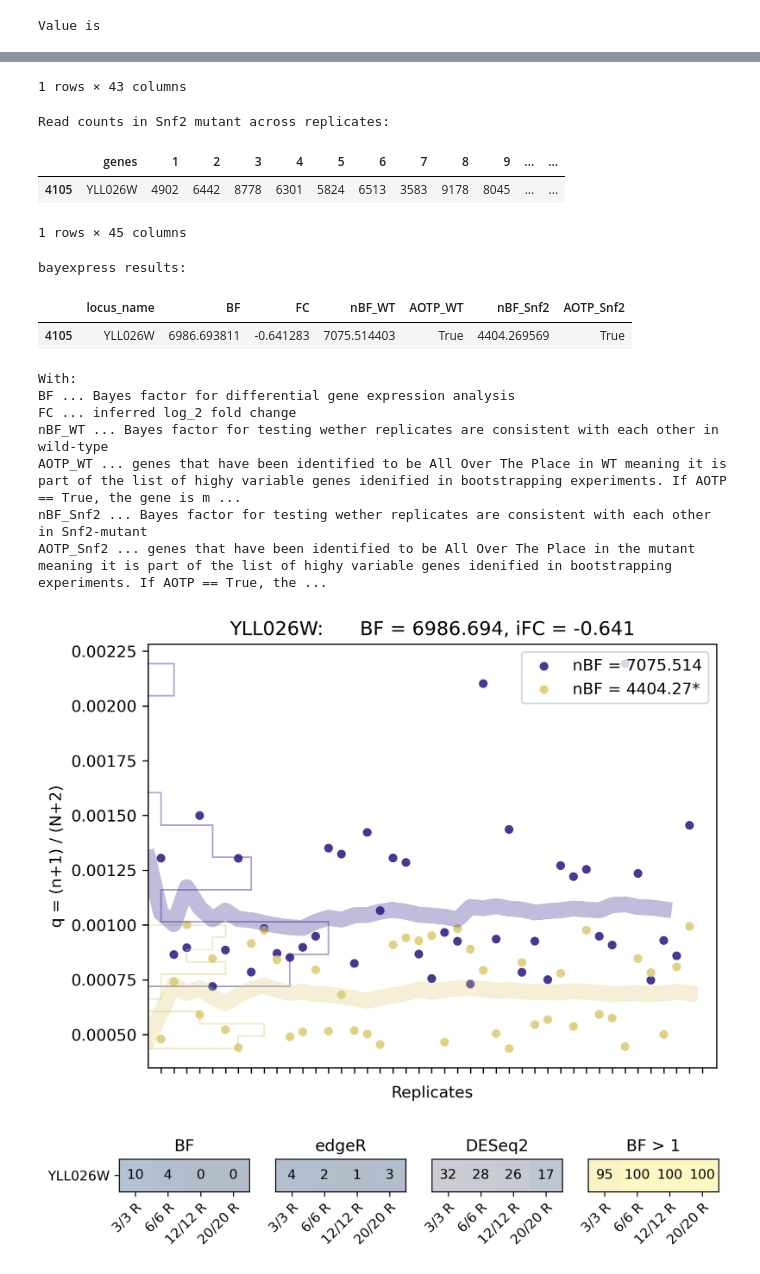
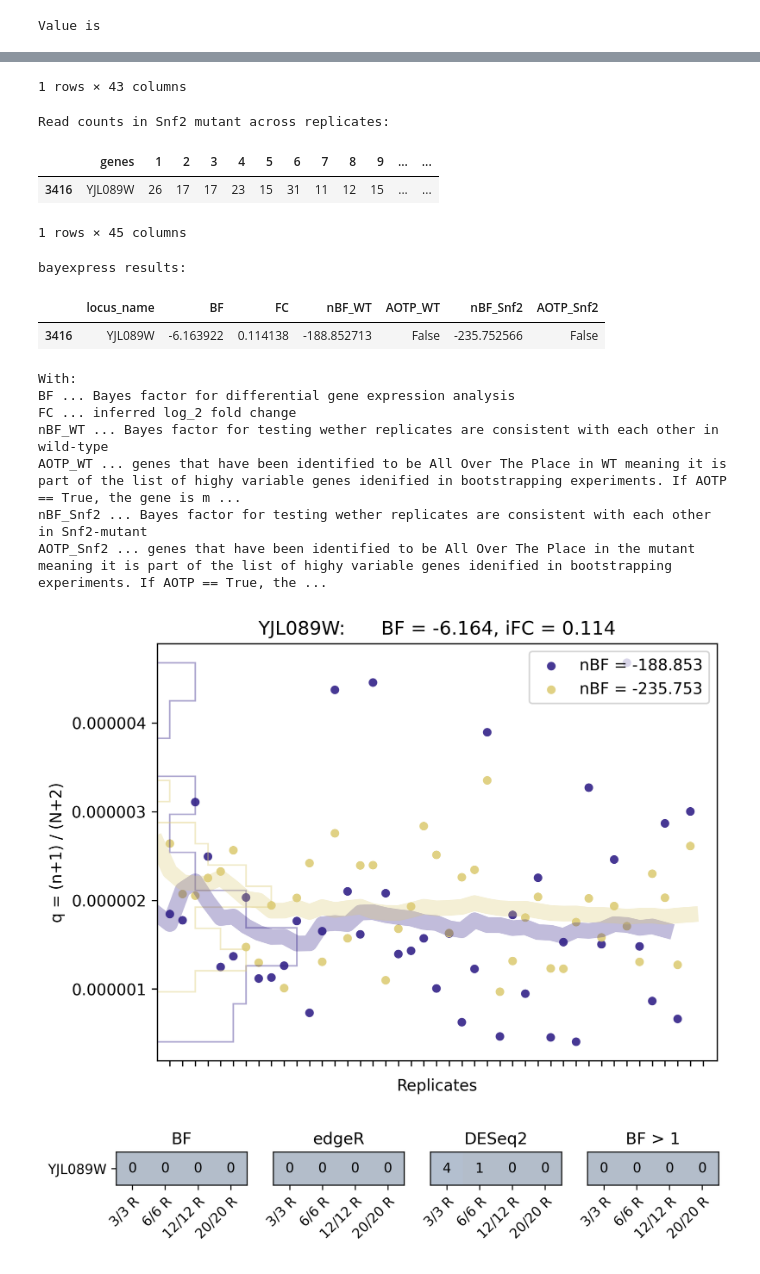
Before and after one commit to Morris-Research-Group/BDGE, a Jupyter notebook: stalking_genes.ipynb, the cells around one changed output, grey strips where cells are left out. Cells and saved outputs as stored; diff of their text form; code cells hidden in the pictures.

```diff
--- a/stalking_genes.ipynb
+++ b/stalking_genes.ipynb
@@ -260,7 +264,7 @@ def stalk(genes):
 
         # scatter WT
         gene_WT_nBF = str(RALL_bayexpress.loc[t].nBF_WT.round(3))
-        gene_ATOP_WT = RALL_bayexpress.loc[0].AOTP_WT
+        gene_ATOP_WT = RALL_bayexpress.loc[t].AOTP_WT
         ax.scatter(np.arange(1,len(WT_yeast_q.columns)+1), WT_yeast_q.iloc[t],
 
             c='#332288', s=30,
@@ -269,7 +273,7 @@ def stalk(genes):
 
         # scatter Snf2
         gene_Snf2_nBF = str(RALL_bayexpress.loc[t].nBF_Snf2.round(3))
-        gene_ATOP_Snf2 = RALL_bayexpress.loc[0].AOTP_Snf2
+        gene_ATOP_Snf2 = RALL_bayexpress.loc[t].AOTP_Snf2
         ax.scatter(np.arange(1,len(Snf2_yeast_q.columns)+1), Snf2_yeast_q.iloc[t],
 
             c='#DDCC77', s=30,
@@ -384,7 +388,7 @@ def stalk(genes):
     ax4.set_title('BF > 1')
     plt.show()
 # %%
-stalk(['YLL026W'])
+stalk(['YJL089W'])
 # %% [output]
 Read counts in WT across replicates:
 |  | genes | 1 | 2 | 3 | 4 | 5 | 6 | 7 | 8 | 9 | ... | ... |
@@ -392,17 +396,17 @@ Read counts in WT across replicates:
 1 rows × 43 columns
 Read counts in Snf2 mutant across replicates:
 |  | genes | 1 | 2 | 3 | 4 | 5 | 6 | 7 | 8 | 9 | ... | ... |
-| 4105 | YLL026W | 4902 | 6442 | 8778 | 6301 | 5824 | 6513 | 3583 | 9178 | 8045 | ... | ... |
+| 3416 | YJL089W | 26 | 17 | 17 | 23 | 15 | 31 | 11 | 12 | 15 | ... | ... |
 1 rows × 45 columns
 bayexpress results:
 |  | locus_name | BF | FC | nBF_WT | AOTP_WT | nBF_Snf2 | AOTP_Snf2 |
-| 4105 | YLL026W | 6986.693811 | -0.641283 | 7075.514403 | True | 4404.269569 | True |
+| 3416 | YJL089W | -6.163922 | 0.114138 | -188.852713 | False | -235.752566 | False |
 With:
 BF ... Bayes factor for differential gene expression analysis
 FC ... inferred log_2 fold change
 nBF_WT ... Bayes factor for testing wether replicates are consistent with each other in wild-type
 AOTP_WT ... genes that have been identified to be All Over The Place in WT meaning it is part of the list of highy variable genes idenified in bootstrapping experiments. If AOTP == True, the gene is m ...
 nBF_Snf2 ... Bayes factor for testing wether replicates are consistent with each other in Snf2-mutant
 AOTP_Snf2 ... genes that have been identified to be All Over The Place in the mutant meaning it is part of the list of highy variable genes idenified in bootstrapping experiments. If AOTP == True, the ...
-[figure, old version]
+[figure, new version]
-[figure, old version]
+[figure, new version]
```
Also changed, not shown: parts of 2 cells of this notebook, 3 other files.
